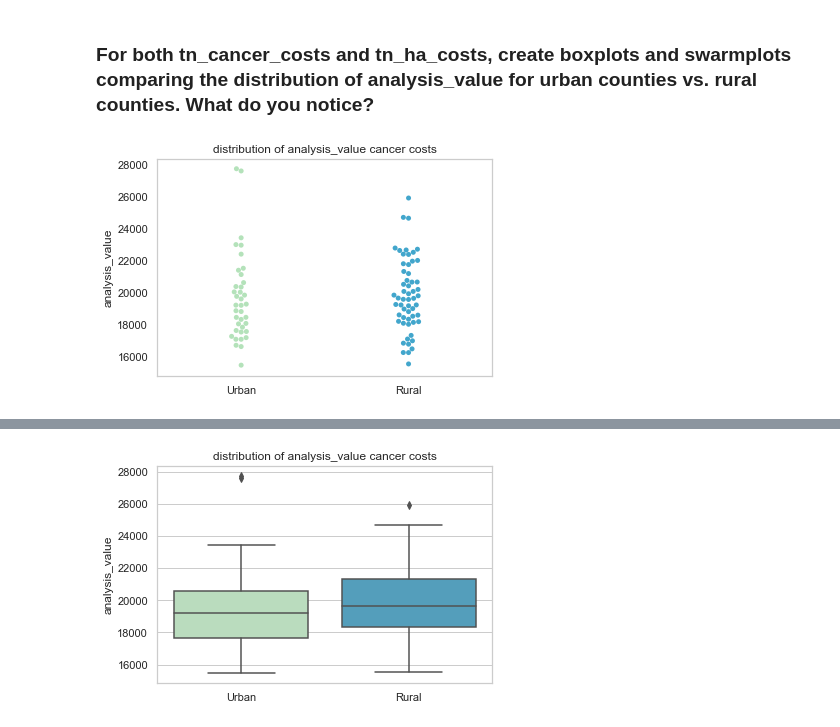
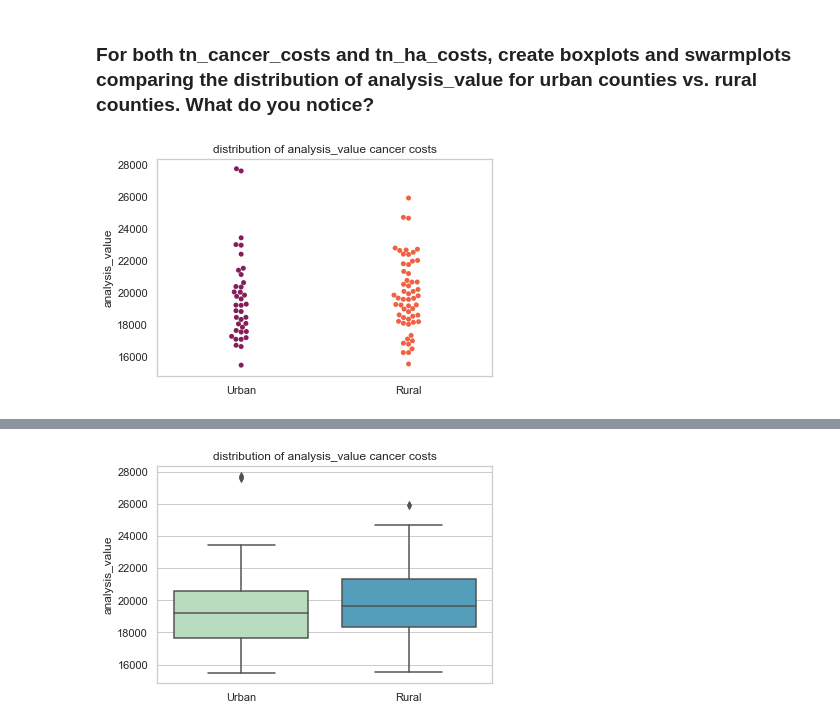
Before and after one commit to sara-ramirez/data-science-essentials-3, a Jupyter notebook: notebooks/session_assignments.ipynb, the cells around one changed output, grey strips where cells are left out. Cells and saved outputs as stored; diff of their text form; code cells hidden in the pictures.

```diff
--- a/notebooks/session_assignments.ipynb
+++ b/notebooks/session_assignments.ipynb
@@ -335,9 +374,9 @@ plt.title('Number of Siblings', fontsize=15);
 # %% [markdown]
 ### For both tn_cancer_costs and tn_ha_costs, create boxplots and swarmplots comparing the distribution of analysis_value for urban counties vs. rural counties. What do you notice?
 # %%
-sns.swarmplot(x=cancer_costs_tn.urban, y=cancer_costs_tn.analysis_value, palette = 'GnBu')
+sns.swarmplot(x=cancer_costs_tn.urban, y=cancer_costs_tn.analysis_value, palette = 'rocket')
 plt.grid(False)
 plt.title('distribution of analysis_value cancer costs')
 plt.xlabel('');
 # %% [output]
-[figure, old version]
+[figure, new version]
```
Also changed, not shown: parts of 8 cells of this notebook, 3 other files.
